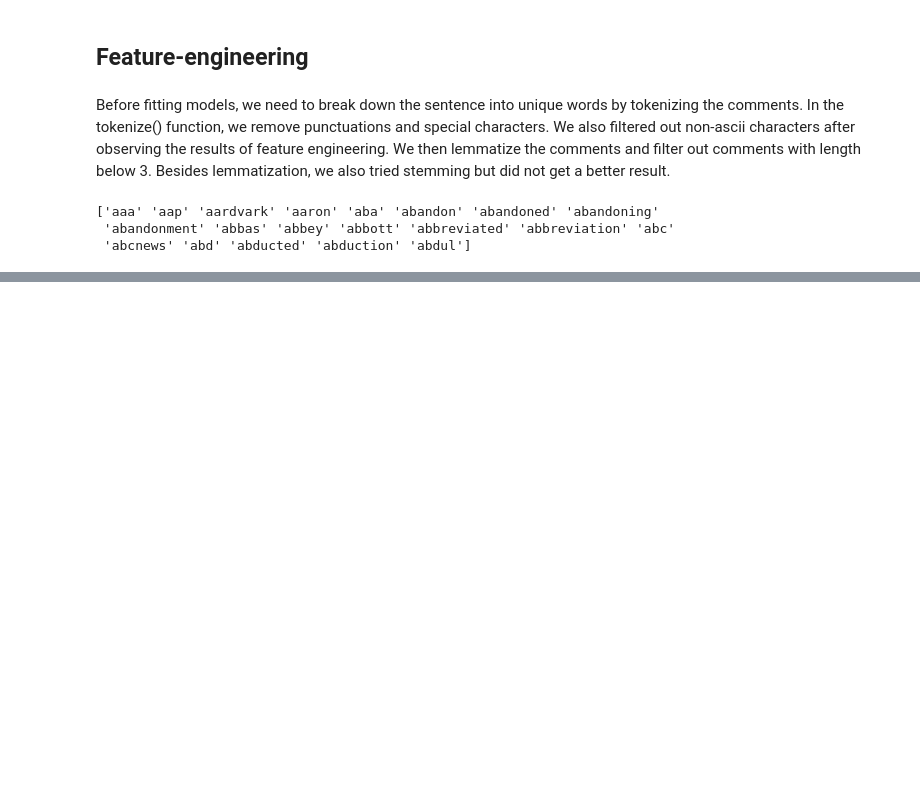
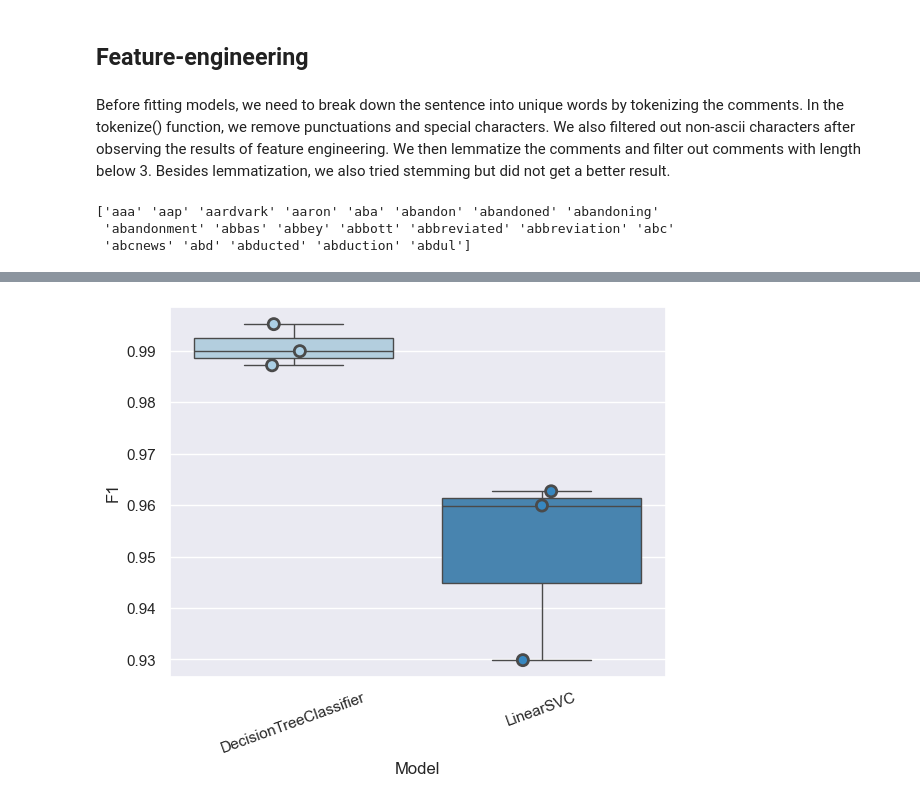
Before and after one commit to ohassnao/toxic_comments_classification, a Jupyter notebook: Implementation.ipynb, the cells around one changed output, grey strips where cells are left out. Cells and saved outputs as stored; diff of their text form; code cells hidden in the pictures; blank space fills up the shorter version.

```diff
--- a/Implementation.ipynb
+++ b/Implementation.ipynb
@@ -251,0 +314,12 @@ meth_cv[['Model', 'Label', 'Recall', 'F1']]
+# %%
+h1, methods1 = score_2(clf1, X_train, train, X_test, test_y)
+# %%
+h2, methods2 = score(clf2, X_train, train, X_test, test_y)
+# %%
+# Creating a dataframe to show summary of results.
+methods1 = pd.DataFrame(methods1)
+methods2 = pd.DataFrame(methods2)
+methods = pd.concat([methods1, methods2])
+methods.columns = ['Model', 'Label', 'Recall', 'F1', 'Confusion_Matrix']
+meth = methods.reset_index()
+meth[['Model', 'Label', 'Recall', 'F1']]
@@ -251,0 +334,10 @@ meth_cv[['Model', 'Label', 'Recall', 'F1']]
+# %%
+# Visualizing F1 score results through box-plot.
+ax = sns.boxplot(x='Model', y='F1', data=methods, palette="Blues")
+sns.stripplot(x='Model', y='F1', data=methods,
+              size=8, jitter=True, edgecolor="gray", linewidth=2, palette="Blues")
+ax.set_xticklabels(ax.get_xticklabels(), rotation=20)
+
+plt.show()
+# %% [output]
+[figure, added]
```
Also changed, not shown: parts of 6 cells of this notebook.
